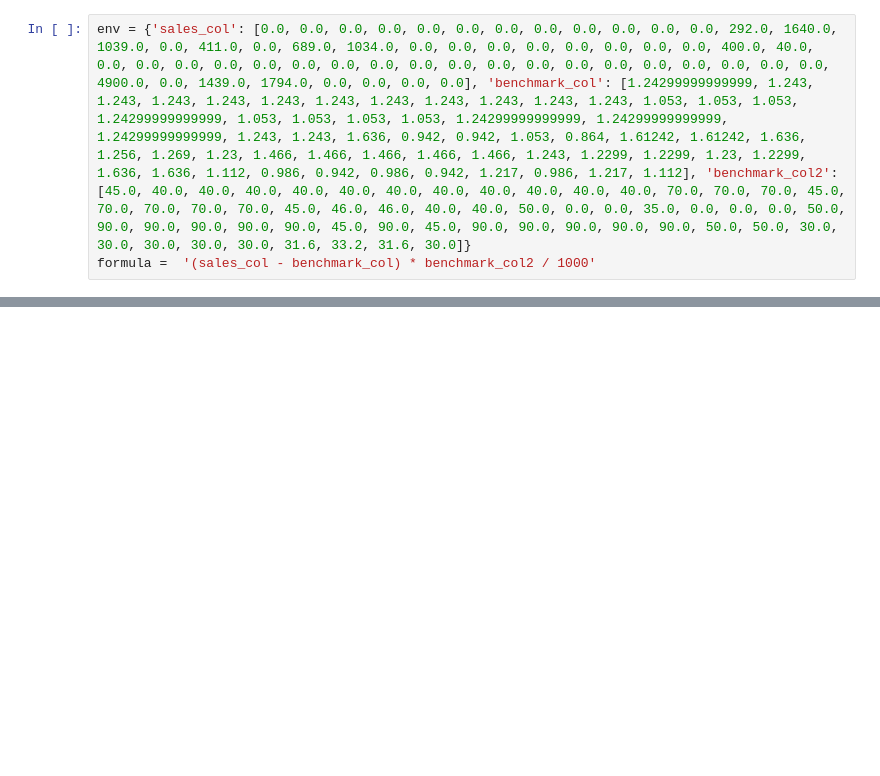
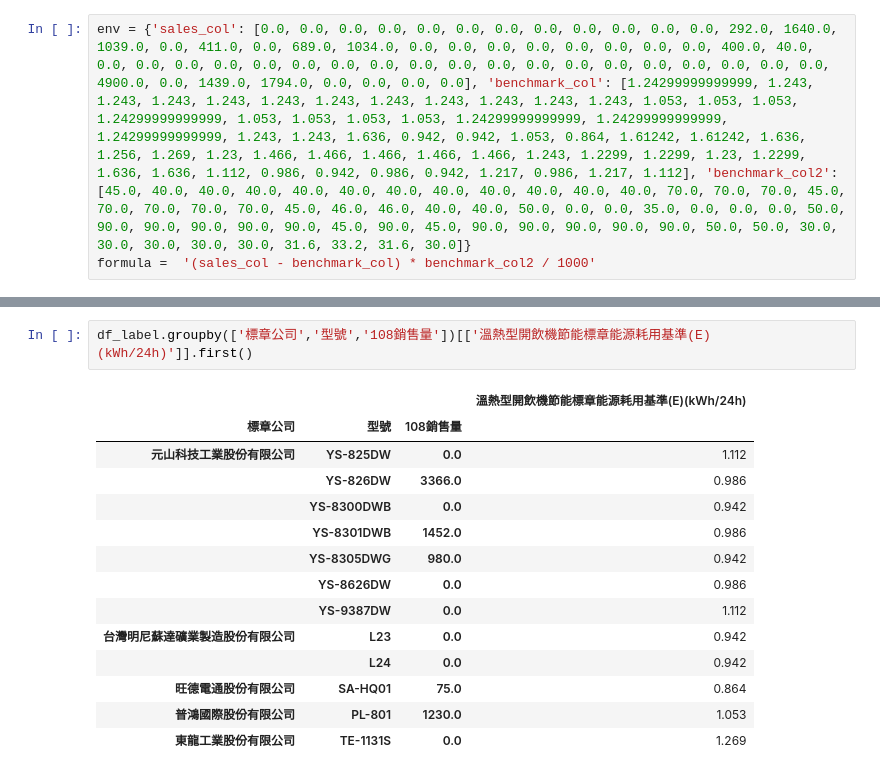
Before and after one commit to Mark-Din/itri_etl_analysis, a Jupyter notebook: notebook/test.ipynb, the cells around one changed output, grey strips where cells are left out. Saved outputs shown, nothing was run; the diff lists cells and outputs as text; blank space fills up the shorter version.

```diff
--- a/notebook/test.ipynb
+++ b/notebook/test.ipynb
@@ -228,0 +402,17 @@ SyntaxError: can't use starred expression here (1158076503.py, line 1)
+# %%
+df_label.groupby(['標章公司','型號','108銷售量'])[['溫熱型開飲機節能標章能源耗用基準(E)(kWh/24h)']].first()
+# %% [output]
+|  |  |  | 溫熱型開飲機節能標章能源耗用基準(E)(kWh/24h) |
+| 標章公司 | 型號 | 108銷售量 |  |
+| 元山科技工業股份有限公司 | YS-825DW | 0.0 | 1.112 |
+|  | YS-826DW | 3366.0 | 0.986 |
+|  | YS-8300DWB | 0.0 | 0.942 |
+|  | YS-8301DWB | 1452.0 | 0.986 |
+|  | YS-8305DWG | 980.0 | 0.942 |
+|  | YS-8626DW | 0.0 | 0.986 |
+|  | YS-9387DW | 0.0 | 1.112 |
+| 台灣明尼蘇達礦業製造股份有限公司 | L23 | 0.0 | 0.942 |
+|  | L24 | 0.0 | 0.942 |
+| 旺德電通股份有限公司 | SA-HQ01 | 75.0 | 0.864 |
+| 普鴻國際股份有限公司 | PL-801 | 1230.0 | 1.053 |
+| 東龍工業股份有限公司 | TE-1131S | 0.0 | 1.269 |
```
Also changed, not shown: parts of 25 cells of this notebook, 4 other files.
